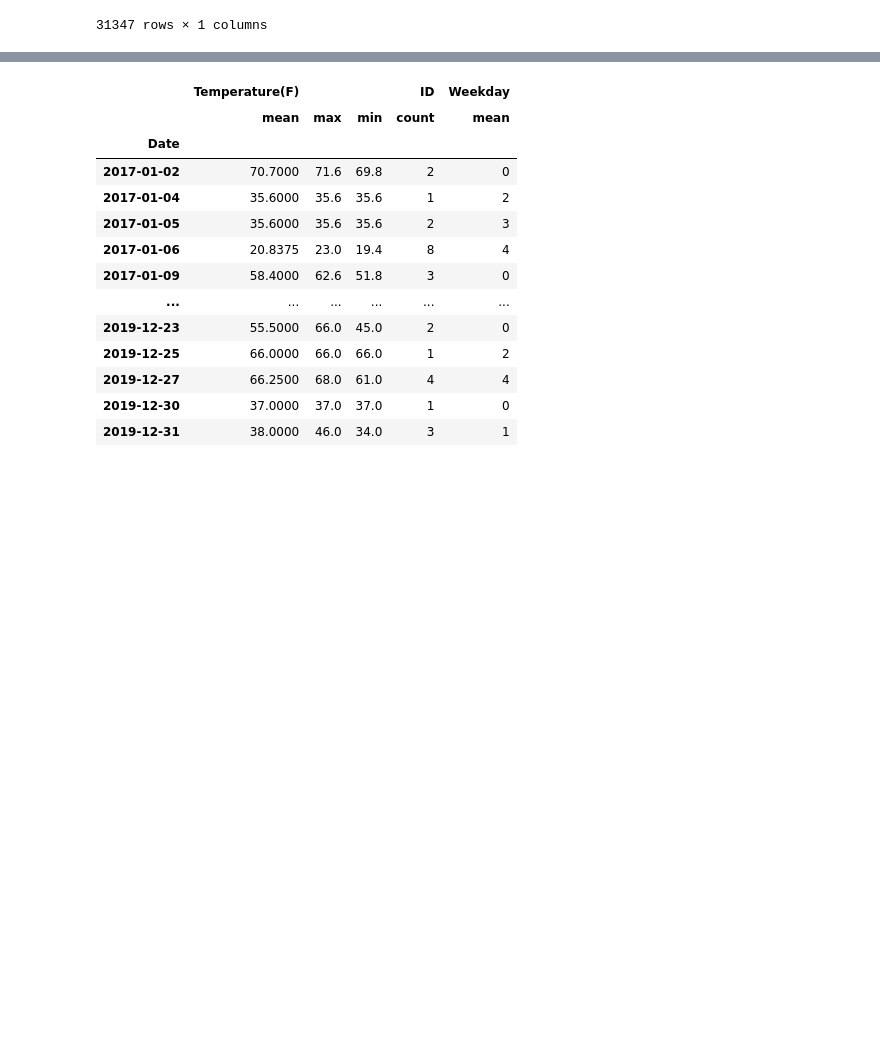
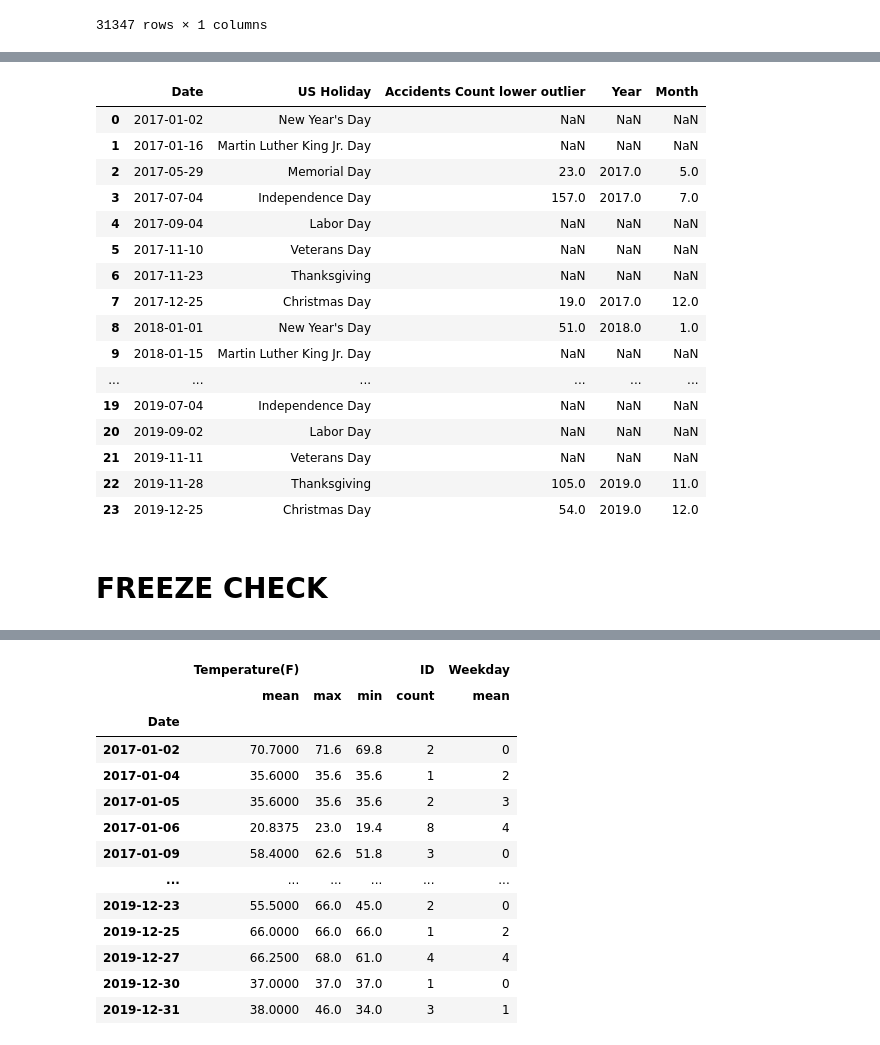
Before and after one commit to ykrasnikov/US-Traffic-Accidents, a Jupyter notebook: CODE_data_cleanup/YK_TX_Data_traffic_analysis.ipynb, the cells around one changed output, grey strips where cells are left out. Saved outputs shown, nothing was run; the diff lists cells and outputs as text; code cells hidden in the pictures; blank space fills up the shorter version.

```diff
--- a/CODE_data_cleanup/YK_TX_Data_traffic_analysis.ipynb
+++ b/CODE_data_cleanup/YK_TX_Data_traffic_analysis.ipynb
@@ -279,8 +279,12 @@ daily_accidents[0]
 | 2019-12-30 | 184 | 2019 | 12 |
 157 rows × 3 columns
 # %%
+upper_out_df=pd.DataFrame()
+lower_out_df=pd.DataFrame()
+lower25_df=pd.DataFrame()
 upper_outlier={}
 lower_outlier={}
+
 fig_size = plt.rcParams["figure.figsize"]
 fig_size[0] = 10
 fig_size[1] = 6
@@ -297,7 +301,9 @@ for i in range(0,7):
     lowerq =daily_stats[i]['25%']
     iqr = upperq - lowerq                                    # iqr
     upper_outlier[i]=daily_accidents[i].loc[data>upperq+iqr*1.5]  # finding and storing all upper outliers
+    upper_out_df=upper_out_df.append(upper_outlier[i])
     lower_outlier[i]=daily_accidents[i].loc[data<lowerq-iqr*1.5]  # finding and storing all lower outliers
+    lower_out_df=lower_out_df.append(lower_outlier[i])
     # printing results
     print('\n\033[1m\033[4m', i,'\033[0m \n','\033[1miqr=\033[0m',iqr)
     if upper_outlier[i].empty:
@@ -323,11 +329,12 @@ for i in range(0,7):
 
 plt.title("Daily Accident Data Distribution", fontweight="bold", color=color_t)
 plt.xlabel('Week Day', fontweight="bold", color=color_t)
-plt.ylabel('USA Daily Accident Rate',fontweight='bold', color=color_t)
+plt.ylabel('TX Daily Accident Rate',fontweight='bold', color=color_t)
 plt.yticks( color=color_t,fontsize=10)
 plt.xticks(range(0,7),weekdays, color=color_t,fontsize=10)
 #plt.label()
 plt.show
+plt.savefig('../Analysis/output/YK_TX_accidents_weekday_boxplot.png', facecolor='dimgray')
 # %% [output]
  0
  iqr= 87.0
@@ -424,3 +442,7 @@ zip_df
 | 77056-6608 | 1 |
 | 79938-9622 | 1 |
 31347 rows × 1 columns
+# %%
+path="../data/US_holidays.csv"
+holidays_df=pd.read_csv(path)
+holidays_df
@@ -426,0 +467,2 @@ zip_df
+# %%
+holidays_df['Date']=pd.to_datetime(holidays_df['Date']).dt.date
@@ -426,0 +491,3 @@ zip_df
+# %%
+lower_out_df=lower_out_df.rename(columns={"Date":"Accidents Count lower outlier"})
+lower_out_df
@@ -427,3 +513,25 @@ zip_df
+# %%
+holidays_df.merge(lower_out_df,how='left', on='Date')
+# %% [output]
+|  | Date | US Holiday | Accidents Count lower outlier | Year | Month |
+| 0 | 2017-01-02 | New Year's Day | NaN | NaN | NaN |
+| 1 | 2017-01-16 | Martin Luther King Jr. Day | NaN | NaN | NaN |
+| 2 | 2017-05-29 | Memorial Day | 23.0 | 2017.0 | 5.0 |
+| 3 | 2017-07-04 | Independence Day | 157.0 | 2017.0 | 7.0 |
+| 4 | 2017-09-04 | Labor Day | NaN | NaN | NaN |
+| 5 | 2017-11-10 | Veterans Day | NaN | NaN | NaN |
+| 6 | 2017-11-23 | Thanksgiving | NaN | NaN | NaN |
+| 7 | 2017-12-25 | Christmas Day | 19.0 | 2017.0 | 12.0 |
+| 8 | 2018-01-01 | New Year's Day | 51.0 | 2018.0 | 1.0 |
+| 9 | 2018-01-15 | Martin Luther King Jr. Day | NaN | NaN | NaN |
+| ... | ... | ... | ... | ... | ... |
+| 19 | 2019-07-04 | Independence Day | NaN | NaN | NaN |
+| 20 | 2019-09-02 | Labor Day | NaN | NaN | NaN |
+| 21 | 2019-11-11 | Veterans Day | NaN | NaN | NaN |
+| 22 | 2019-11-28 | Thanksgiving | 105.0 | 2019.0 | 11.0 |
+| 23 | 2019-12-25 | Christmas Day | 54.0 | 2019.0 | 12.0 |
+# %% [markdown]
+# FREEZE CHECK
 # %%
 max_zip='75243'
 mzip_traffic=traffic_df[traffic_df['Zipcode']==max_zip]
```
Also changed, not shown: parts of 6 cells of this notebook, 4 other files.
